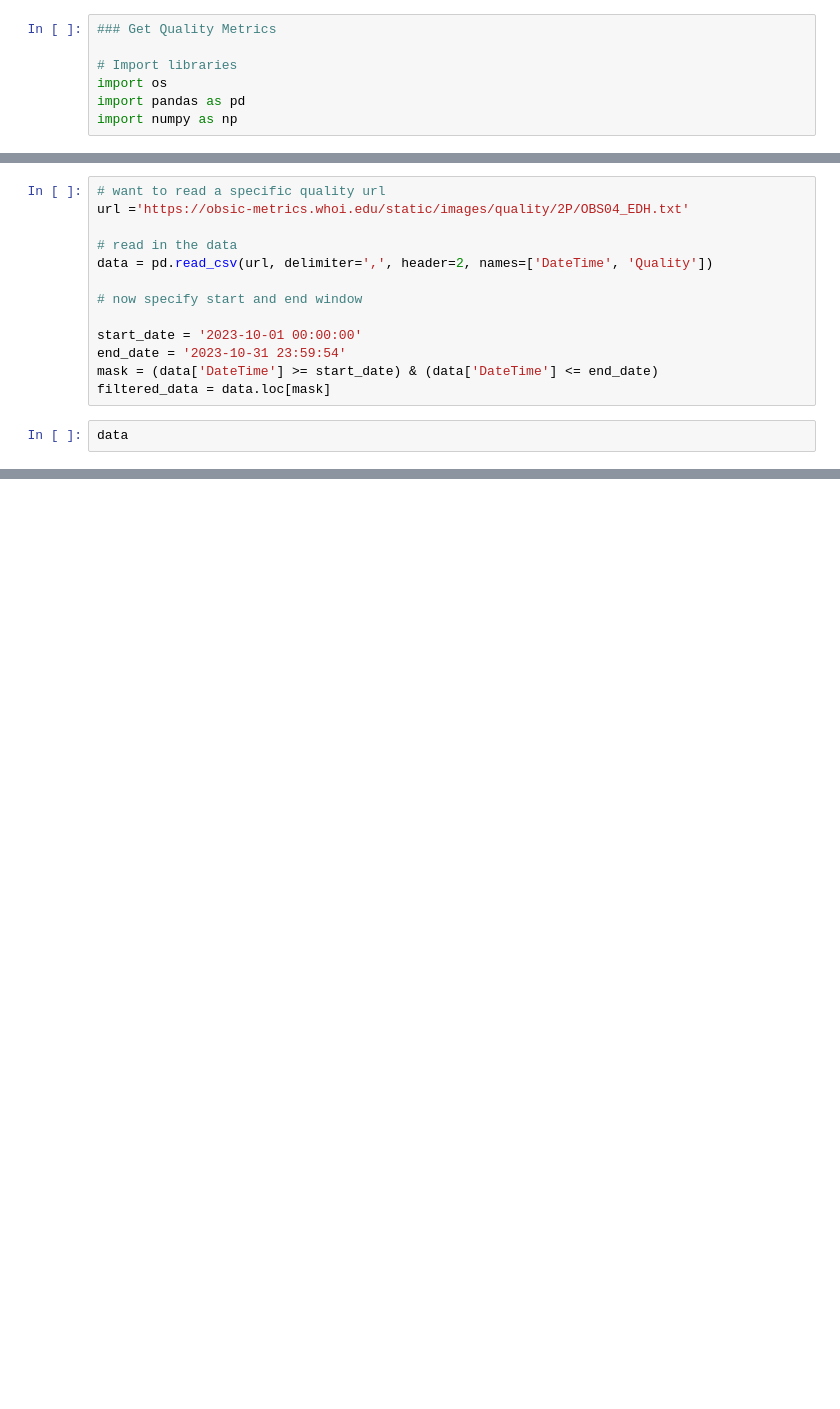
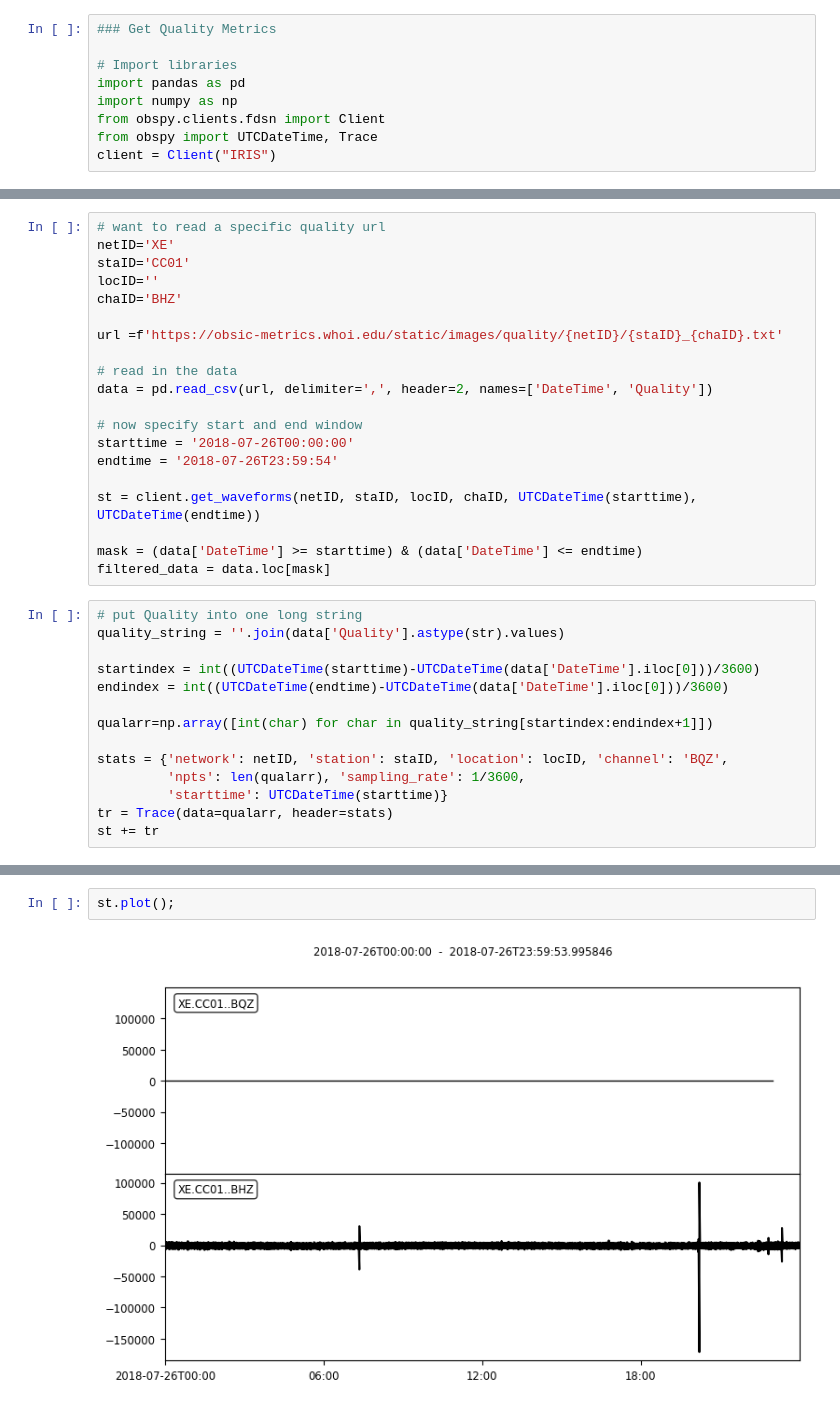
Before and after one commit to ahbarclay/OBSIC-metrics-utils, a Jupyter notebook: getqual.ipynb, the cells around one changed output, grey strips where cells are left out. Cells and saved outputs as stored; diff of their text form; blank space fills up the shorter version.

Commit message:
Adapted to create quality channel

```diff
--- a/getqual.ipynb
+++ b/getqual.ipynb
@@ -2,6 +2,8 @@
 ### Get Quality Metrics
 
 # Import libraries
-import os
 import pandas as pd
 import numpy as np
+from obspy.clients.fdsn import Client
+from obspy import UTCDateTime, Trace
+client = Client("IRIS")
@@ -13,15 +10,34 @@ numpy: Error importing numpy: you should not try to import numpy from
 # %%
 # want to read a specific quality url
-url ='https://obsic-metrics.whoi.edu/static/images/quality/2P/OBS04_EDH.txt'
+netID='XE'
+staID='CC01'
+locID=''
+chaID='BHZ'
+
+url =f'https://obsic-metrics.whoi.edu/static/images/quality/{netID}/{staID}_{chaID}.txt'
 
 # read in the data
 data = pd.read_csv(url, delimiter=',', header=2, names=['DateTime', 'Quality'])
 
 # now specify start and end window
+starttime = '2018-07-26T00:00:00'
+endtime = '2018-07-26T23:59:54'
 
-start_date = '2023-10-01 00:00:00'
-end_date = '2023-10-31 23:59:54'
-mask = (data['DateTime'] >= start_date) & (data['DateTime'] <= end_date)
+st = client.get_waveforms(netID, staID, locID, chaID, UTCDateTime(starttime), UTCDateTime(endtime))
+
+mask = (data['DateTime'] >= starttime) & (data['DateTime'] <= endtime)
 filtered_data = data.loc[mask]
 # %%
-data
+# put Quality into one long string
+quality_string = ''.join(data['Quality'].astype(str).values)
+
+startindex = int((UTCDateTime(starttime)-UTCDateTime(data['DateTime'].iloc[0]))/3600)
+endindex = int((UTCDateTime(endtime)-UTCDateTime(data['DateTime'].iloc[0]))/3600)
+
+qualarr=np.array([int(char) for char in quality_string[startindex:endindex+1]])
+
+stats = {'network': netID, 'station': staID, 'location': locID, 'channel': 'BQZ',
+         'npts': len(qualarr), 'sampling_rate': 1/3600,
+         'starttime': UTCDateTime(starttime)}
+tr = Trace(data=qualarr, header=stats)
+st += tr
@@ -41,0 +44,4 @@ data
+# %%
+st.plot();
+# %% [output]
+[figure, added]
```
Also changed, not shown: parts of 2 cells of this notebook.
